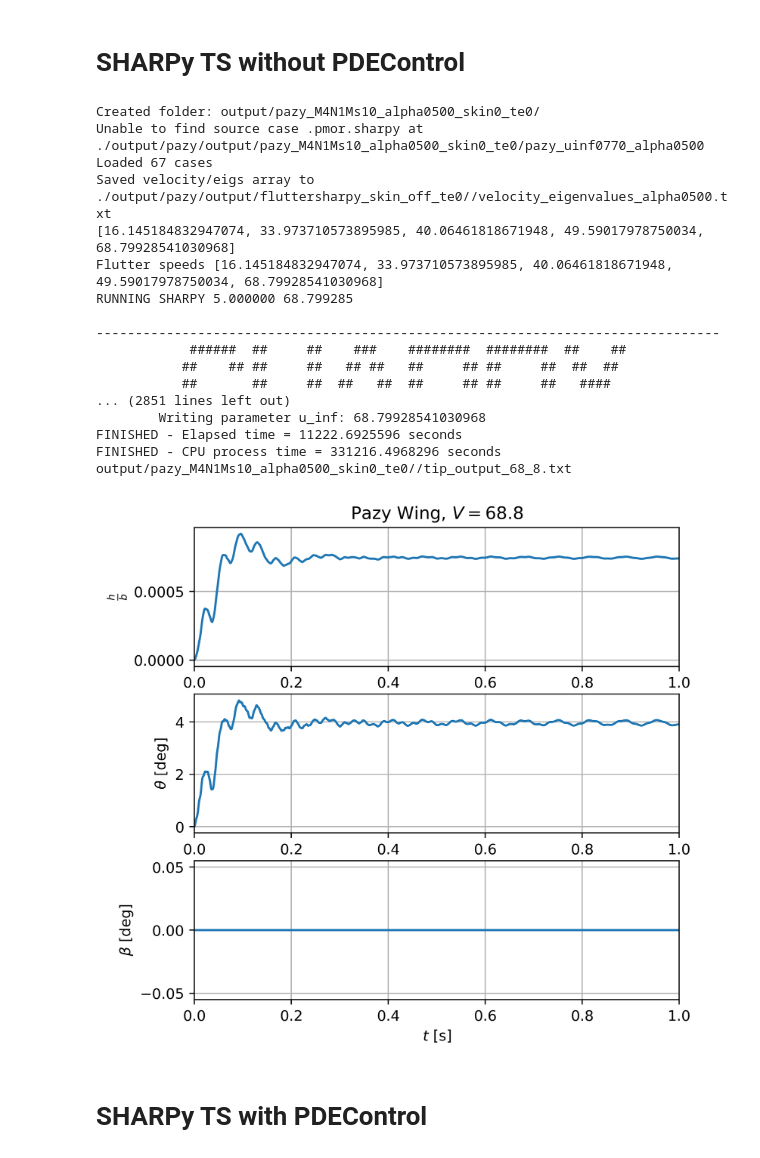
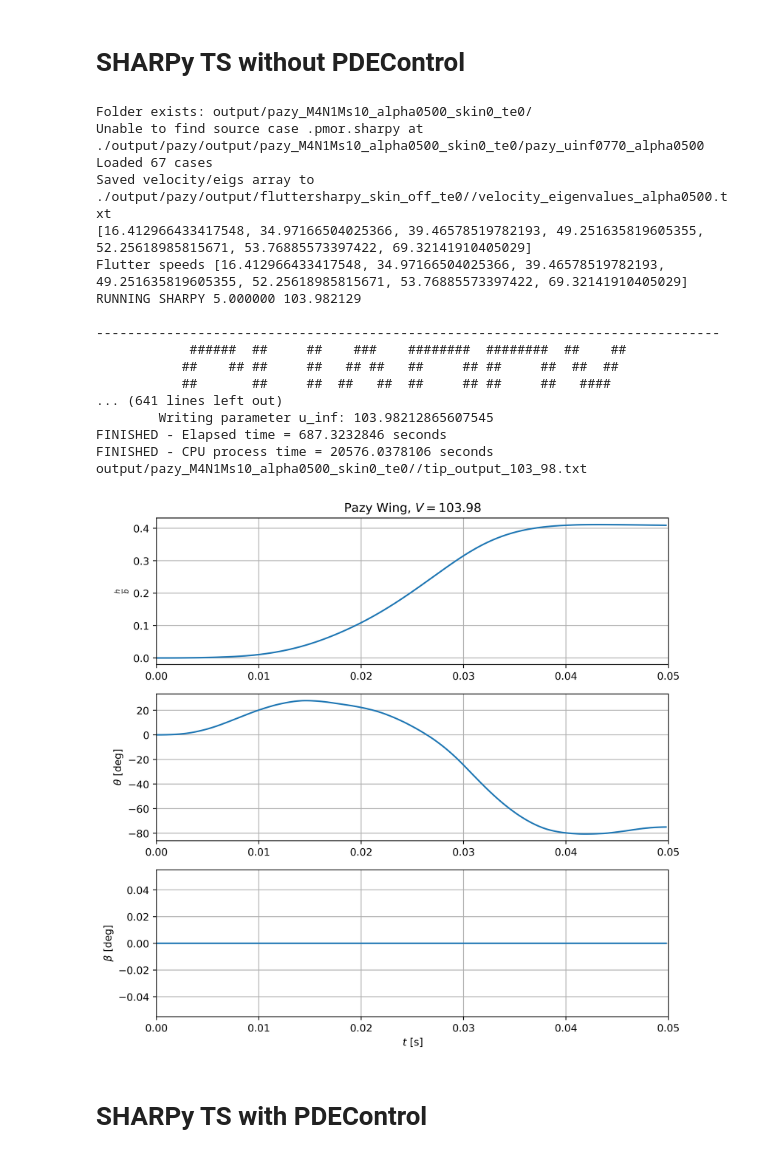
Before and after one commit to ianlamfar/sharpy, a Jupyter notebook: pazy_flutter.ipynb, the cells around one changed output. Saved outputs shown, nothing was run; the diff lists cells and outputs as text; code cells hidden in the pictures.

```diff
--- a/pazy_flutter.ipynb
+++ b/pazy_flutter.ipynb
@@ -28,8 +28,8 @@ chord_frac = 0.25
 skin_on = False  # default False
 trailing_edge_weight = False  # default False
 alpha = 5
-gravity_on = False
-end_time = 1
+gravity_on = True
+end_time = 0.05
 
 M = 4
 N = 1
@@ -72,11 +72,14 @@ with open('{:s}.txt'.format(batch_log), 'w') as f:
     f.write("date and time = %s\n\n" % dt_string)
 
     for i, u_inf in enumerate(vf5[-1:]):
+        u_inf *= 1.5
         print('RUNNING SHARPY %f %f\n' % (alpha, u_inf))
         case_name = 'pazy_uinf{:04g}_alpha{:04g}'.format(u_inf*10, alpha*100)
 
         dt = 0.1/M/u_inf
         n_tsteps = int(end_time / dt)
+        # n_tsteps = 10
+        # end_time = dt * n_tsteps
 
         try:
             sharpy_output_nocontrol = generate_pazy_tseries(u_inf,
@@ -104,14 +107,15 @@ with open('{:s}.txt'.format(batch_log), 'w') as f:
             # print(np.degrees(sharpy_output_nocontrol.structure.timestep_info[0].quat))
 
             time = np.linspace(0, dt*n_tsteps, n_tsteps)
+            tstep_info = sharpy_output_nocontrol.structure.timestep_info
             tip_pos_nocontrol = np.zeros((n_tsteps))
             tip_rot_nocontrol = np.zeros((n_tsteps))
             tip_pos_nocontrol[tip_pos_nocontrol==0] = None
             tip_rot_nocontrol[tip_rot_nocontrol==0] = None
             for it in range(n_tsteps):
                 try:
-                    tip_pos_nocontrol[it] = sharpy_output_nocontrol.structure.timestep_info[it].pos[-1, 2]
-                    tip_rot_nocontrol[it] = sharpy_output_nocontrol.structure.timestep_info[it].psi[-1, -1, 1]
+                    tip_pos_nocontrol[it] = tstep_info[it].pos[tstep_info[it].num_node//2-1, 2]
+                    tip_rot_nocontrol[it] = tstep_info[it].psi[tstep_info[it].num_elem//2-1, -1, 1]
                 except IndexError:
                     pass
             tip_rot_nocontrol = np.degrees(tip_rot_nocontrol)
@@ -126,7 +130,7 @@ with open('{:s}.txt'.format(batch_log), 'w') as f:
             print(filename)
 
             # plotting, optional (plotted in conjunction with controlled output below)
-            fig, ax = plt.subplots(3, figsize=(6, 6), dpi=200)
+            fig, ax = plt.subplots(3, figsize=(9, 9), dpi=200)
 
             ax[0].plot(time, tip_pos_nocontrol / (2*0.55), '-')
             ax[1].plot(time, tip_rot_nocontrol, '-')
@@ -136,43 +140,43 @@ with open('{:s}.txt'.format(batch_log), 'w') as f:
             ax[0].set_xlim(0, end_time)
             ax[1].set_xlim(0, end_time)
             ax[2].set_xlim(0, end_time)
 
             ax[0].grid()
             ax[1].grid()
             ax[2].grid()
             ax[2].set_xlabel(r"$t$ [s]")
             ax[0].set_ylabel(r"$\frac{h}{b}$")
             ax[1].set_ylabel(r'$\theta$ [deg]')
             ax[2].set_ylabel(r'$\beta$ [deg]')
 
             ustr = str(round(u_inf, 3)).replace('.', '_')
             #     plt.savefig('../Desktop/goland_vf_m{}n{}ms{}_nocontrol.png'.format(M, N, M_star_fact))
             plt.show()
 
         except AssertionError:
             now = datetime.now()
             dt_string = now.strftime("%d/%m/%Y %H:%M:%S")
             with open('./{:s}.txt'.format(batch_log), 'a') as f:
                 f.write('%s ERROR RUNNING case %f\n\n' % (dt_string, u_inf))
 # %% [output]
-Created folder: output/pazy_M4N1Ms10_alpha0500_skin0_te0/
+Folder exists: output/pazy_M4N1Ms10_alpha0500_skin0_te0/
 Unable to find source case .pmor.sharpy at ./output/pazy/output/pazy_M4N1Ms10_alpha0500_skin0_te0/pazy_uinf0770_alpha0500
 Loaded 67 cases
 Saved velocity/eigs array to ./output/pazy/output/fluttersharpy_skin_off_te0//velocity_eigenvalues_alpha0500.txt
-[16.145184832947074, 33.973710573895985, 40.06461818671948, 49.59017978750034, 68.79928541030968]
-Flutter speeds [16.145184832947074, 33.973710573895985, 40.06461818671948, 49.59017978750034, 68.79928541030968]
-RUNNING SHARPY 5.000000 68.799285
+[16.412966433417548, 34.97166504025366, 39.46578519782193, 49.251635819605355, 52.25618985815671, 53.76885573397422, 69.32141910405029]
+Flutter speeds [16.412966433417548, 34.97166504025366, 39.46578519782193, 49.251635819605355, 52.25618985815671, 53.76885573397422, 69.32141910405029]
+RUNNING SHARPY 5.000000 103.982129
 
 --------------------------------------------------------------------------------
             ######  ##     ##    ###    ########  ########  ##    ##
            ##    ## ##     ##   ## ##   ##     ## ##     ##  ##  ##
            ##       ##     ##  ##   ##  ##     ## ##     ##   ####
-... (2851 lines left out)
-        Writing parameter u_inf: 68.79928541030968
-FINISHED - Elapsed time = 11222.6925596 seconds
-FINISHED - CPU process time = 331216.4968296 seconds
-output/pazy_M4N1Ms10_alpha0500_skin0_te0//tip_output_68_8.txt
+... (641 lines left out)
+        Writing parameter u_inf: 103.98212865607545
+FINISHED - Elapsed time = 687.3232846 seconds
+FINISHED - CPU process time = 20576.0378106 seconds
+output/pazy_M4N1Ms10_alpha0500_skin0_te0//tip_output_103_98.txt
-[figure, old version]
+[figure, new version]
 # %% [markdown]
 # SHARPy TS with PDEControl
 # %%
```
Also changed, not shown: parts of 1 cell of this notebook, 7 other files.
